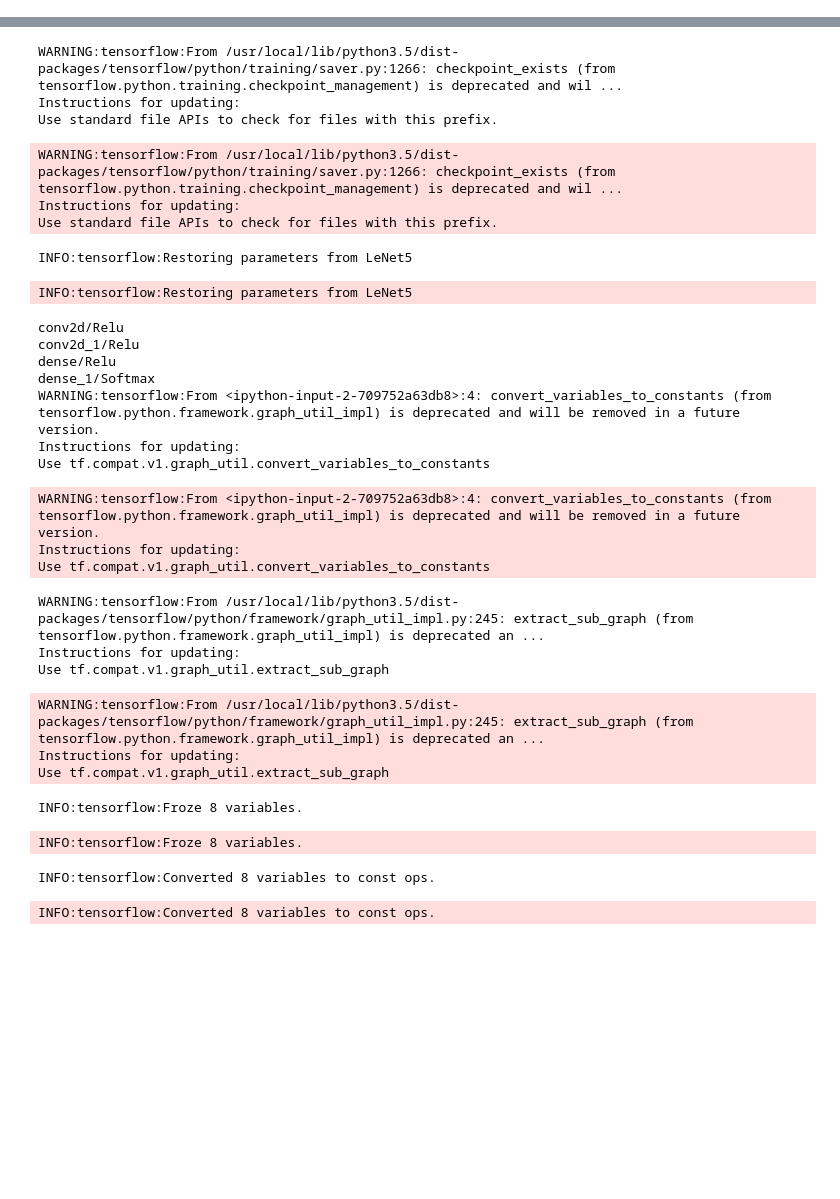
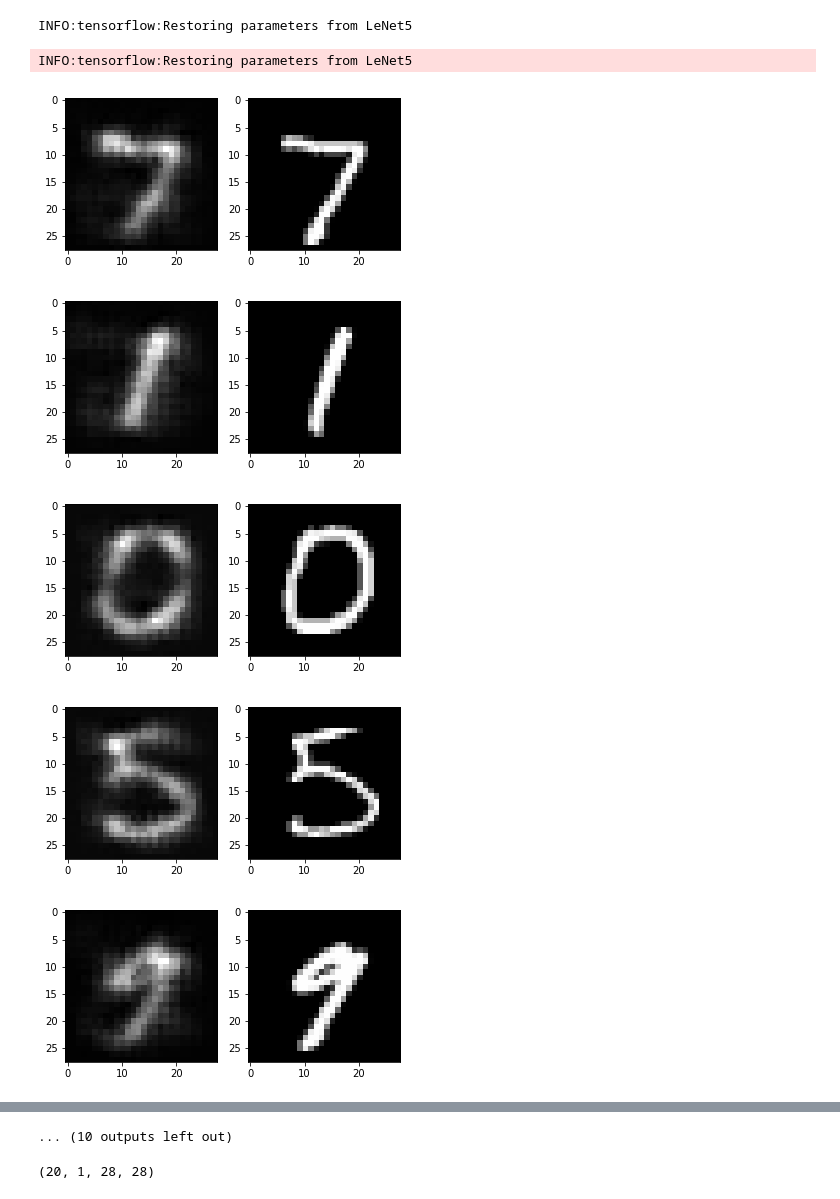
Before and after one commit to ltetrel/LeNet5_visu, a Jupyter notebook: LeNet5_import.ipynb, the cells around one changed output, grey strips where cells are left out. Drawn from its saved outputs; the diff is of its cells as text; code cells hidden in the pictures; blank space fills up the shorter version.

Commit message:
* saliency guided backprop now working

```diff
--- a/LeNet5_import.ipynb
+++ b/LeNet5_import.ipynb
@@ -17,0 +15,11 @@ You should consider upgrading via the 'pip install --upgrade pip' command.
+# %%
+(x_train, y_train),(x_test, y_test) = tf.keras.datasets.mnist.load_data()
+
+img_rows = x_train.shape[1]
+img_cols = x_train.shape[2]
+
+#preprocessing data
+x_train = x_train.reshape(x_train.shape[0], 1, img_rows, img_cols)
+x_test = x_test.reshape(x_test.shape[0], 1, img_rows, img_cols)
+x_train = x_train.astype('float32')/255
+x_test = x_test.astype('float32')/255
@@ -17,0 +40,34 @@ You should consider upgrading via the 'pip install --upgrade pip' command.
+# %%
+# and after we use it under a session:
+with tf.Session() as sess:
+    with sess.graph.gradient_override_map({'Relu': 'GuidedRelu'}):
+        saver = tf.train.import_meta_graph("LeNet5.meta", clear_devices=True)
+        saver.restore(sess, "LeNet5")
+
+        ops = sess.graph.get_operations()
+        # all the tensor informations
+        tensors = [m.values() for m in ops]
+
+        in_tensor = sess.graph.get_tensor_by_name("conv2d_input:0")
+        out_tensor = sess.graph.get_tensor_by_name("dense/Relu:0")
+
+        grads = tf.gradients(out_tensor, in_tensor)[0]
+
+        X = x_test[0:100:5,:,:,:]
+
+        act_map = sess.run(grads, feed_dict={in_tensor: X})
+
+        for i in np.arange(0, X.shape[0]):
+            plt.figure()
+            plt.subplot(1, 2, 1)
+            plt.imshow(act_map[i,0,:,:], cmap='gray')
+            plt.subplot(1, 2, 2)
+            plt.imshow(x_test[i*5,0,:,:], cmap='gray')
+# %% [output]
+INFO:tensorflow:Restoring parameters from LeNet5
+INFO:tensorflow:Restoring parameters from LeNet5
+[figure, added]
+[figure, added]
+[figure, added]
+[figure, added]
+[figure, added]
@@ -18,3 +79,8 @@ You should consider upgrading via the 'pip install --upgrade pip' command.
+... (10 outputs left out)
+# %%
+x_test[0:100:5,:,:,:].shape
+# %% [output]
+(20, 1, 28, 28)
 # %%
 def save_frozen_graph(filename, output_channels):
     output_graph_def = tf.graph_util.convert_variables_to_constants(sess
@@ -103,32 +169,3 @@ save_frozen_graph('LeNet5.pb', tensor_outputs)
 
 # frozen_graph = freeze_session(sess, output_names=tensor_outputs)
 # tf.train.write_graph(frozen_graph, ".", "LeNet5.pb", as_text=False)
-# %% [output]
-WARNING:tensorflow:From /usr/local/lib/python3.5/dist-packages/tensorflow/python/training/saver.py:1266: checkpoint_exists (from tensorflow.python.training.checkpoint_management) is deprecated and wil ...
-Instructions for updating:
-Use standard file APIs to check for files with this prefix.
-WARNING:tensorflow:From /usr/local/lib/python3.5/dist-packages/tensorflow/python/training/saver.py:1266: checkpoint_exists (from tensorflow.python.training.checkpoint_management) is deprecated and wil ...
-Instructions for updating:
-Use standard file APIs to check for files with this prefix.
-INFO:tensorflow:Restoring parameters from LeNet5
-INFO:tensorflow:Restoring parameters from LeNet5
-conv2d/Relu
-conv2d_1/Relu
-dense/Relu
-dense_1/Softmax
-WARNING:tensorflow:From <ipython-input-2-709752a63db8>:4: convert_variables_to_constants (from tensorflow.python.framework.graph_util_impl) is deprecated and will be removed in a future version.
-Instructions for updating:
-Use tf.compat.v1.graph_util.convert_variables_to_constants
-WARNING:tensorflow:From <ipython-input-2-709752a63db8>:4: convert_variables_to_constants (from tensorflow.python.framework.graph_util_impl) is deprecated and will be removed in a future version.
-Instructions for updating:
-Use tf.compat.v1.graph_util.convert_variables_to_constants
-WARNING:tensorflow:From /usr/local/lib/python3.5/dist-packages/tensorflow/python/framework/graph_util_impl.py:245: extract_sub_graph (from tensorflow.python.framework.graph_util_impl) is deprecated an ...
-Instructions for updating:
-Use tf.compat.v1.graph_util.extract_sub_graph
-WARNING:tensorflow:From /usr/local/lib/python3.5/dist-packages/tensorflow/python/framework/graph_util_impl.py:245: extract_sub_graph (from tensorflow.python.framework.graph_util_impl) is deprecated an ...
-Instructions for updating:
-Use tf.compat.v1.graph_util.extract_sub_graph
-INFO:tensorflow:Froze 8 variables.
-INFO:tensorflow:Froze 8 variables.
-INFO:tensorflow:Converted 8 variables to const ops.
-INFO:tensorflow:Converted 8 variables to const ops.
```
Also changed, not shown: parts of 8 cells of this notebook, 5 other files.
